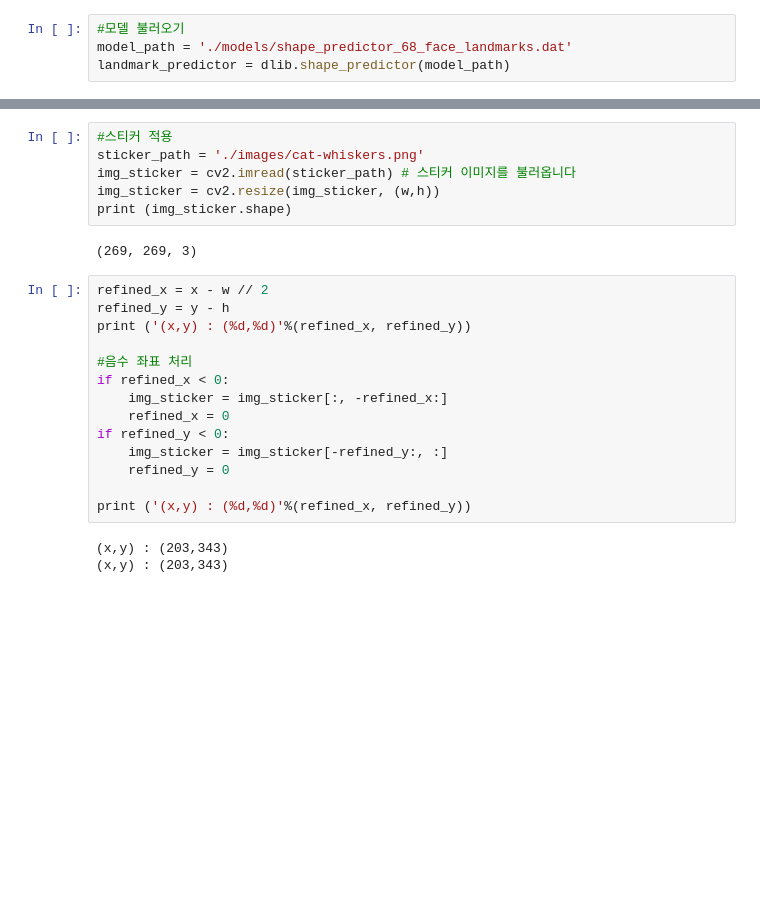
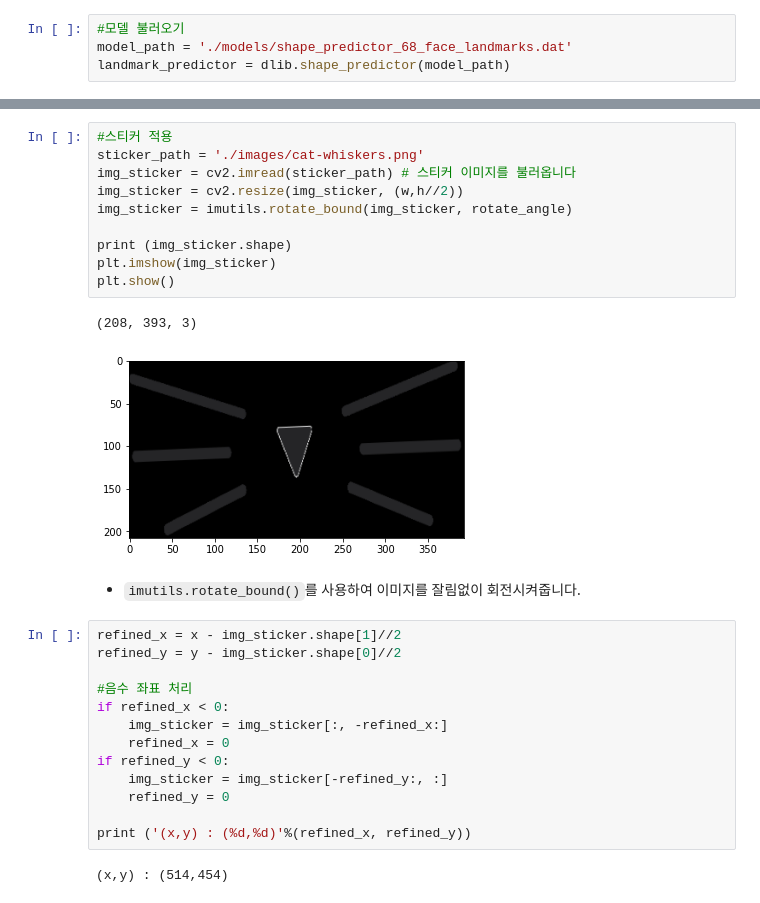
Before and after one commit to nidolight/Aiffel_Exploration, a Jupyter notebook: [E-03]cat-whiskers/[E-03]cat-whiskers.ipynb, the cells around one changed output, grey strips where cells are left out. Drawn from its saved outputs; the diff is of its cells as text; blank space fills up the shorter version.

```diff
--- a/[E-03]cat-whiskers/[E-03]cat-whiskers.ipynb
+++ b/[E-03]cat-whiskers/[E-03]cat-whiskers.ipynb
@@ -81,15 +98,21 @@ for dlib_rect, landmark in zip(dlib_rects, list_landmarks):
 # %%
 #스티커 적용
 sticker_path = './images/cat-whiskers.png'
 img_sticker = cv2.imread(sticker_path) # 스티커 이미지를 불러옵니다
-img_sticker = cv2.resize(img_sticker, (w,h))
+img_sticker = cv2.resize(img_sticker, (w,h//2))
+img_sticker = imutils.rotate_bound(img_sticker, rotate_angle)
+
 print (img_sticker.shape)
+plt.imshow(img_sticker)
+plt.show()
 # %% [output]
-(269, 269, 3)
+(208, 393, 3)
+[figure, added]
+# %% [markdown]
+- `imutils.rotate_bound()`를 사용하여 이미지를 잘림없이 회전시켜줍니다.
 # %%
-refined_x = x - w // 2
-refined_y = y - h
-print ('(x,y) : (%d,%d)'%(refined_x, refined_y))
+refined_x = x - img_sticker.shape[1]//2
+refined_y = y - img_sticker.shape[0]//2
 
 #음수 좌표 처리
 if refined_x < 0:
@@ -101,8 +124,7 @@ if refined_y < 0:
 
 print ('(x,y) : (%d,%d)'%(refined_x, refined_y))
 # %% [output]
-(x,y) : (203,343)
-(x,y) : (203,343)
+(x,y) : (514,454)
 # %%
 #스티커 적용
 # 길어서 복잡해 보이지만 img_show[from:to] 형식입니다
```
Also changed, not shown: parts of 17 cells of this notebook, 5 other files.
